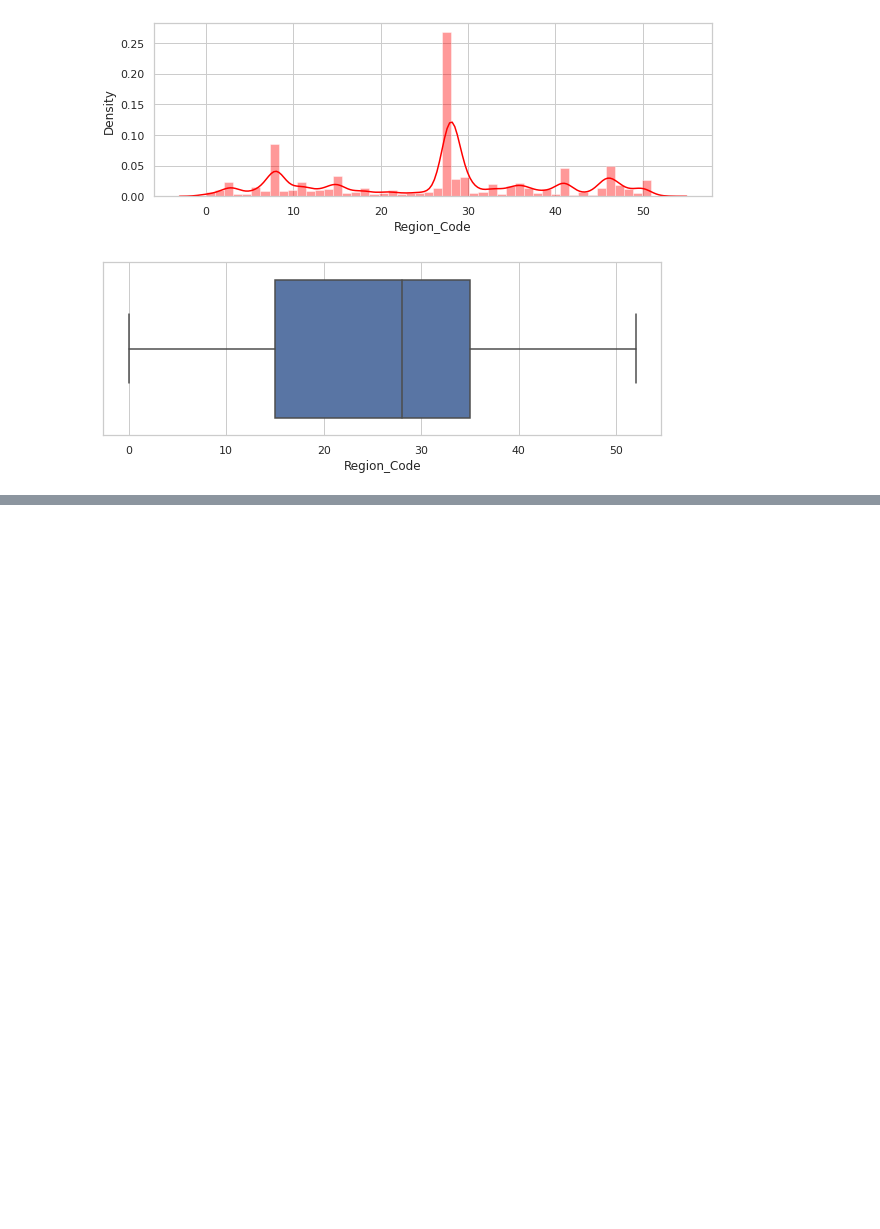
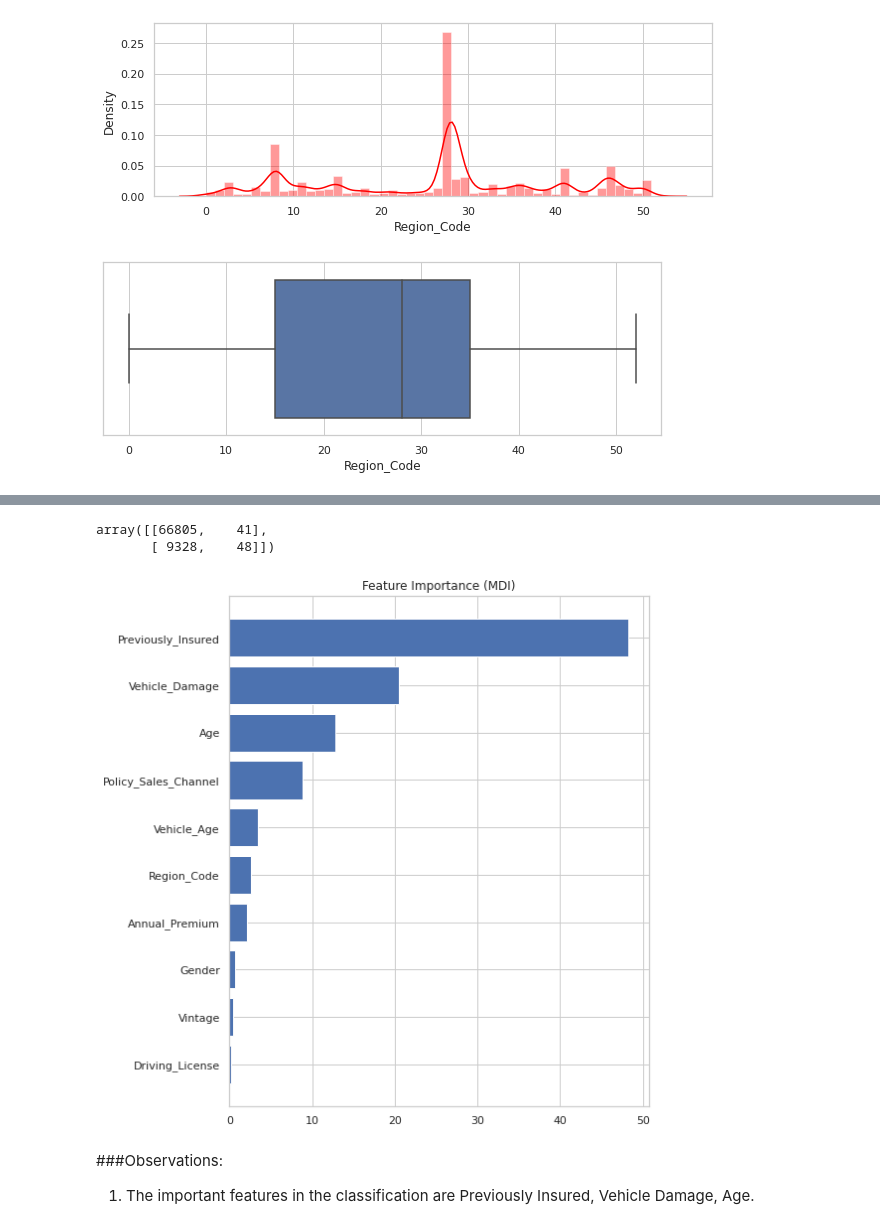
Before and after one commit to shu-nya/Health-Insurance-Cross-Sell-Prediction, a Jupyter notebook: HEALTH_INSURANCE_CROSS_SELL_PREDICTION.ipynb, the cells around one changed output, grey strips where cells are left out. Drawn from its saved outputs; the diff is of its cells as text; code cells hidden in the pictures; blank space fills up the shorter version.

Commit message:
modelling

```diff
--- a/HEALTH_INSURANCE_CROSS_SELL_PREDICTION.ipynb
+++ b/HEALTH_INSURANCE_CROSS_SELL_PREDICTION.ipynb
@@ -470,0 +521,4 @@ plt.show()
+# %%
+# dropping the column id
+
+df_le = df_le.drop('id',axis=1)
@@ -470,0 +787,4 @@ plt.show()
+# %%
+# categorical features
+
+cat_col=['Gender','Driving_License', 'Region_Code', 'Previously_Insured', 'Vehicle_Age', 'Vehicle_Damage','Policy_Sales_Channel']
@@ -470,0 +862,12 @@ plt.show()
+# %%
+# fit the model with the best parameters
+
+best_params=cb_model.best_params_
+
+cat = CatBoostClassifier(**best_params)
+
+cat.fit(X_train, y_train,
+        cat_features=cat_col,
+        eval_set=(X_test, y_test),
+        early_stopping_rounds=50,
+        verbose=50)
@@ -470,0 +920,39 @@ plt.show()
+# %%
+# confusion matrix
+
+confusion_matrix(y_test, y_pred)
+# %% [output]
+array([[66805,    41],
+       [ 9328,    48]])
+# %%
+# plot for feature importance
+
+from sklearn.inspection import permutation_importance
+
+# get feature importance data using feature_importances_ attribute
+
+feature_importance = cat.feature_importances_
+sorted_idx = np.argsort(feature_importance)
+pos = np.arange(sorted_idx.shape[0]) + .5
+
+# plot the feature importance
+
+fig = plt.figure(figsize=(8, 8))
+plt.barh(pos, feature_importance[sorted_idx], align='center')
+plt.yticks(pos, np.array(X.columns)[sorted_idx])
+plt.title('Feature Importance (MDI)')
+
+result = permutation_importance(cat, X_test, y_test,
+                                n_repeats=10,
+                                random_state=100,
+                                n_jobs=2)
+sorted_idx = result.importances_mean.argsort()
+
+fig.tight_layout()
+plt.show()
+# %% [output]
+[figure, added]
+# %% [markdown]
+###Observations:
+
+1. The important features in the classification are Previously Insured, Vehicle Damage, Age.
```
Also changed, not shown: parts of 39 cells of this notebook.
